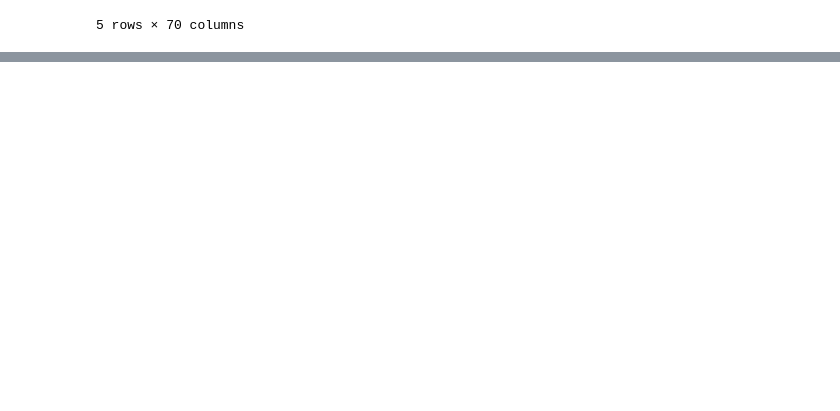
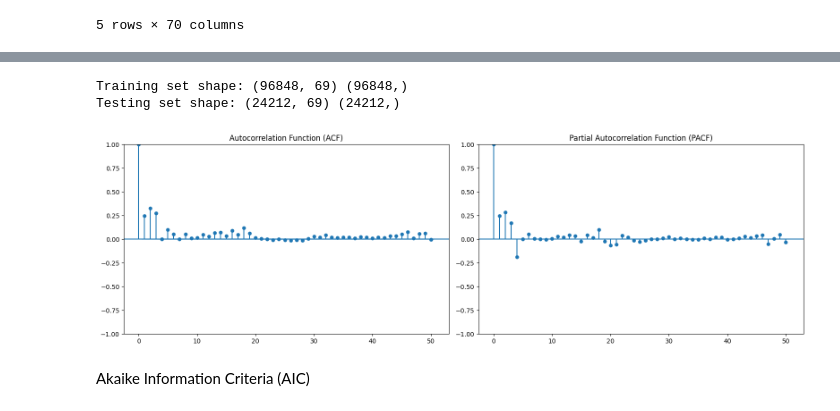
Before and after one commit to Kishendas123/Electricity_Production_Forecasting_SARIMAX, a Jupyter notebook: Electricity_production.ipynb, the cells around one changed output, grey strips where cells are left out. Saved outputs shown, nothing was run; the diff lists cells and outputs as text; code cells hidden in the pictures; blank space fills up the shorter version.

Commit message:
Adding SARIMAX Model

```diff
--- a/Electricity_production.ipynb
+++ b/Electricity_production.ipynb
@@ -95,0 +162,36 @@ for key, value in result[4].items():
+# %%
+# Spltting of data into training and test set:
+from sklearn.model_selection import train_test_split
+
+#Exogenous variable:
+X = df_encoded.drop(columns=['value'])
+#Endogenous variable:
+y = df_encoded['value']
+
+X_train, X_test, y_train, y_test = train_test_split(X, y, test_size= 0.2, random_state= 42)
+print("Training set shape:", X_train.shape, y_train.shape)
+print("Testing set shape:", X_test.shape, y_test.shape)
+# %% [output]
+Training set shape: (96848, 69) (96848,)
+Testing set shape: (24212, 69) (24212,)
+# %%
+# Obtaining p, d, q values:
+from statsmodels.graphics.tsaplots import plot_acf, plot_pacf
+
+import matplotlib.pyplot as plt
+from statsmodels.graphics.tsaplots import plot_acf, plot_pacf
+
+fig, axes = plt.subplots(1, 2, figsize=(16, 5))
+
+# ACF plot
+plot_acf(df_encoded['value'], lags=50, ax=axes[0])
+axes[0].set_title('Autocorrelation Function (ACF)')
+
+# PACF plot
+plot_pacf(df_encoded['value'], lags=50, ax=axes[1])
+axes[1].set_title('Partial Autocorrelation Function (PACF)')
+
+plt.tight_layout()
+plt.show()
+# %% [output]
+[figure, added]
@@ -95,0 +210,2 @@ for key, value in result[4].items():
+# %% [markdown]
+Akaike Information Criteria (AIC)
```
Also changed, not shown: parts of 16 cells of this notebook.
